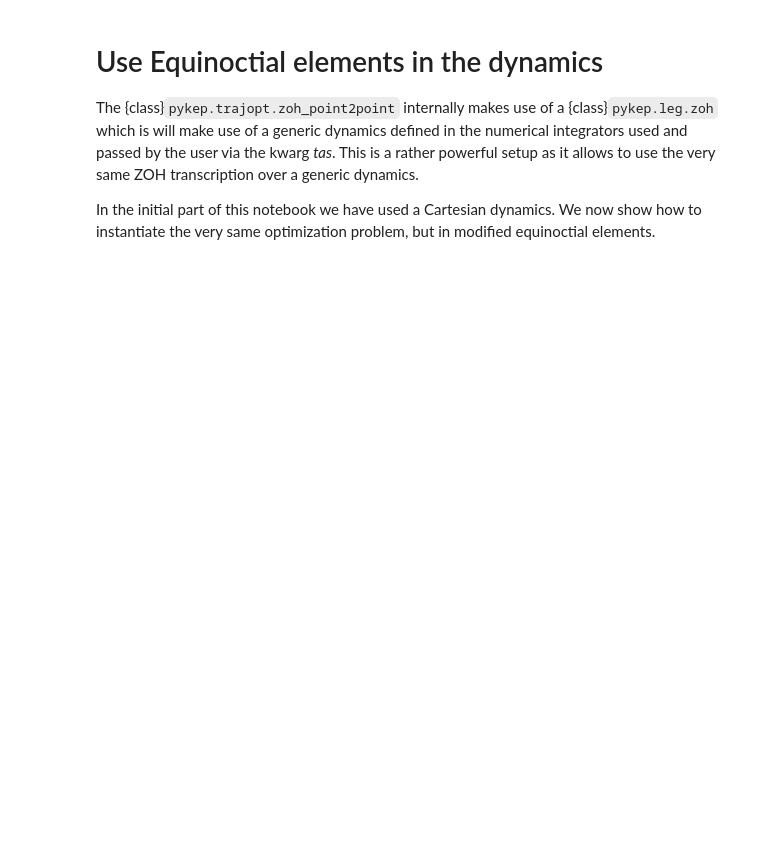
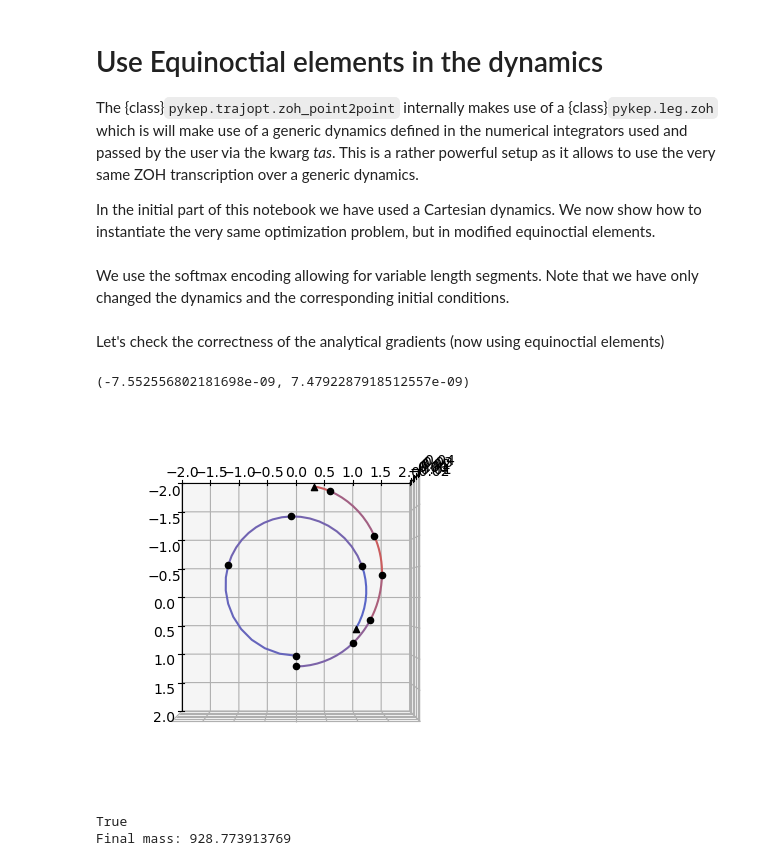
Before and after one commit to esa/kep3, a Jupyter notebook: doc/notebooks/udp_zoh_point2point.ipynb, the cells around one changed output. Cells and saved outputs as stored; diff of their text form; code cells hidden in the pictures; blank space fills up the shorter version.

Commit message:
added the equinoctial elements dynamics

```diff
--- a/doc/notebooks/udp_zoh_point2point.ipynb
+++ b/doc/notebooks/udp_zoh_point2point.ipynb
@@ -282,10 +282,56 @@ This is a rather powerful setup as it allows to use the very same ZOH transcript
 In the initial part of this notebook we have used a Cartesian dynamics. We now show how to instantiate the very same optimization problem, but in modified equinoctial elements.
 # %%
 # We instantiate ZOH Taylor integrators for the dynamics in equinoctial elements.
-ta = pk.ta.get_zoh_eq(tol)
-ta_var = pk.ta.get_zoh_eq_var(tol_var)
+ta_eq = pk.ta.get_zoh_eq(tol)
+ta_eq_var = pk.ta.get_zoh_eq_var(tol_var)
 
 # We set the Taylor integrator parameters
 veff_nd = veff / V
-ta.pars[4] = 1.0 / veff_nd
-ta_var.pars[4] = 1.0 / veff_nd
+ta_eq.pars[4] = 1.0 / veff_nd
+ta_eq_var.pars[4] = 1.0 / veff_nd
+# %% [markdown]
+We use the softmax encoding allowing for variable length segments. Note that we have only changed the dynamics and the corresponding initial conditions.
+# %%
+# Throttles and tof
+nseg = 10
+states=pk.ic2mee([rs_nd, vs_nd], 1.)
+statef=pk.ic2mee([rf_nd ,vf_nd], 1.)
+statef[-1]+=2*np.pi
+udp = pk.trajopt.zoh_point2point(
+    states=states,
+    statef=statef,
+    ms=ms_nd,
+    max_thrust=max_thrust / F,
+    tof_bounds=[200 * pk.DAY2SEC / TIME, 1000 * pk.DAY2SEC / TIME],
+    mf_bounds=[0.2, 1],
+    nseg=nseg,
+    cut=0.6,
+    tas=[ta_eq, ta_eq_var],
+    time_encoding='softmax'
+)
+# %%
+prob = pg.problem(udp)
+prob.c_tol = 1e-6
+pop = pg.population(prob, 1)
+x0 = pop.champion_x
+# %% [markdown]
+Let's check the correctness of the analytical gradients (now using equinoctial elements)
+# %%
+(pg.estimate_gradient_h(udp.fitness, pop.champion_x, dx=1e-6)-udp.gradient(pop.champion_x)).min(), (pg.estimate_gradient_h(udp.fitness, pop.champion_x, dx=1e-6)-udp.gradient(pop.champion_x)).max()
+# %% [output]
+(-7.552556802181698e-09, 7.4792287918512557e-09)
+# %%
+x = pop.champion_x
+ax = udp.plot(x=x,N=10, to_cartesian=lambda x: np.array(pk.mee2ic(x[:-1], mu = 1.)).flatten())
+ax.set_xlim(-2.0,2.0)
+ax.set_ylim(-2.0,2.0)
+ax.view_init(90,0)
+# %% [output]
+[figure, added]
+# %%
+pop = algo.evolve(pop)
+print(prob.feasibility_f(pop.champion_f))
+print("Final mass:", pop.champion_x[0] * MASS)
+# %% [output]
+True
+Final mass: 928.773913769
```
Also changed, not shown: parts of 9 cells of this notebook, 1 other file.
